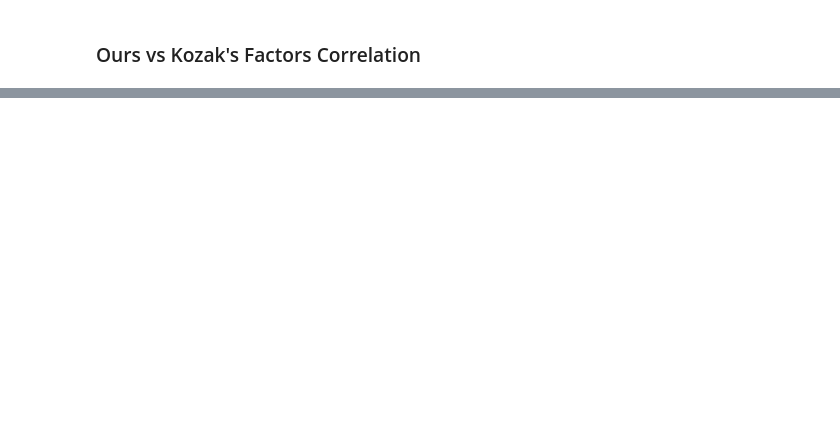
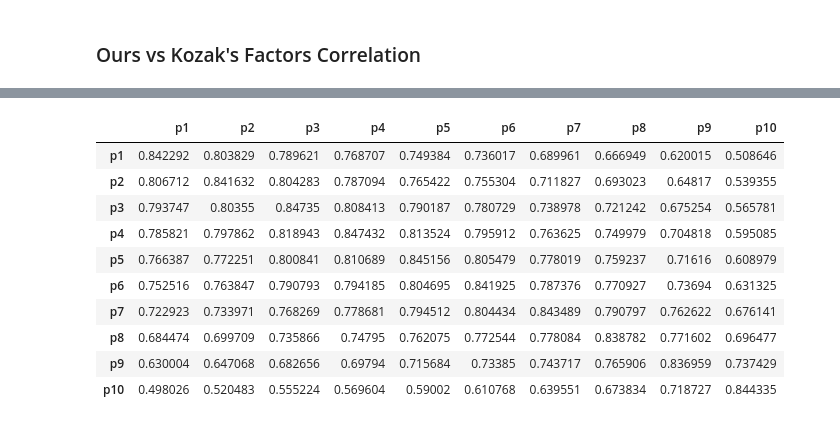
Before and after one commit to samuefra/summer_paper, a Jupyter notebook: code/double_check/double_check.ipynb, the cells around one changed output, grey strips where cells are left out. Drawn from its saved outputs; the diff is of its cells as text; code cells hidden in the pictures; blank space fills up the shorter version.

```diff
--- a/code/double_check/double_check.ipynb
+++ b/code/double_check/double_check.ipynb
@@ -109,0 +99,3 @@ df
+# %%
+betaarb = pd.DataFrame(index=daterange, columns=['p1','p2','p3','p4','p5','p6','p7','p8','p9','p10'])
+betaarb = fill_df('betaarb', betaarb)
@@ -237,0 +272,2 @@ kozak_value
+# %%
+kozak_betaarb = read_kozak('betaarb')
@@ -244,0 +420,14 @@ correlation_matrix(df[['Size Factor']], kozak_value[['Size Factor']])
+# %%
+correlation_matrix(betaarb, kozak_betaarb)
+# %% [output]
+|  | p1 | p2 | p3 | p4 | p5 | p6 | p7 | p8 | p9 | p10 |
+| p1 | 0.842292 | 0.803829 | 0.789621 | 0.768707 | 0.749384 | 0.736017 | 0.689961 | 0.666949 | 0.620015 | 0.508646 |
+| p2 | 0.806712 | 0.841632 | 0.804283 | 0.787094 | 0.765422 | 0.755304 | 0.711827 | 0.693023 | 0.64817 | 0.539355 |
+| p3 | 0.793747 | 0.80355 | 0.84735 | 0.808413 | 0.790187 | 0.780729 | 0.738978 | 0.721242 | 0.675254 | 0.565781 |
+| p4 | 0.785821 | 0.797862 | 0.818943 | 0.847432 | 0.813524 | 0.795912 | 0.763625 | 0.749979 | 0.704818 | 0.595085 |
+| p5 | 0.766387 | 0.772251 | 0.800841 | 0.810689 | 0.845156 | 0.805479 | 0.778019 | 0.759237 | 0.71616 | 0.608979 |
+| p6 | 0.752516 | 0.763847 | 0.790793 | 0.794185 | 0.804695 | 0.841925 | 0.787376 | 0.770927 | 0.73694 | 0.631325 |
+| p7 | 0.722923 | 0.733971 | 0.768269 | 0.778681 | 0.794512 | 0.804434 | 0.843489 | 0.790797 | 0.762622 | 0.676141 |
+| p8 | 0.684474 | 0.699709 | 0.735866 | 0.74795 | 0.762075 | 0.772544 | 0.778084 | 0.838782 | 0.771602 | 0.696477 |
+| p9 | 0.630004 | 0.647068 | 0.682656 | 0.69794 | 0.715684 | 0.73385 | 0.743717 | 0.765906 | 0.836959 | 0.737429 |
+| p10 | 0.498026 | 0.520483 | 0.555224 | 0.569604 | 0.59002 | 0.610768 | 0.639551 | 0.673834 | 0.718727 | 0.844335 |
```
Also changed, not shown: parts of 186 cells of this notebook, 8 other files.
